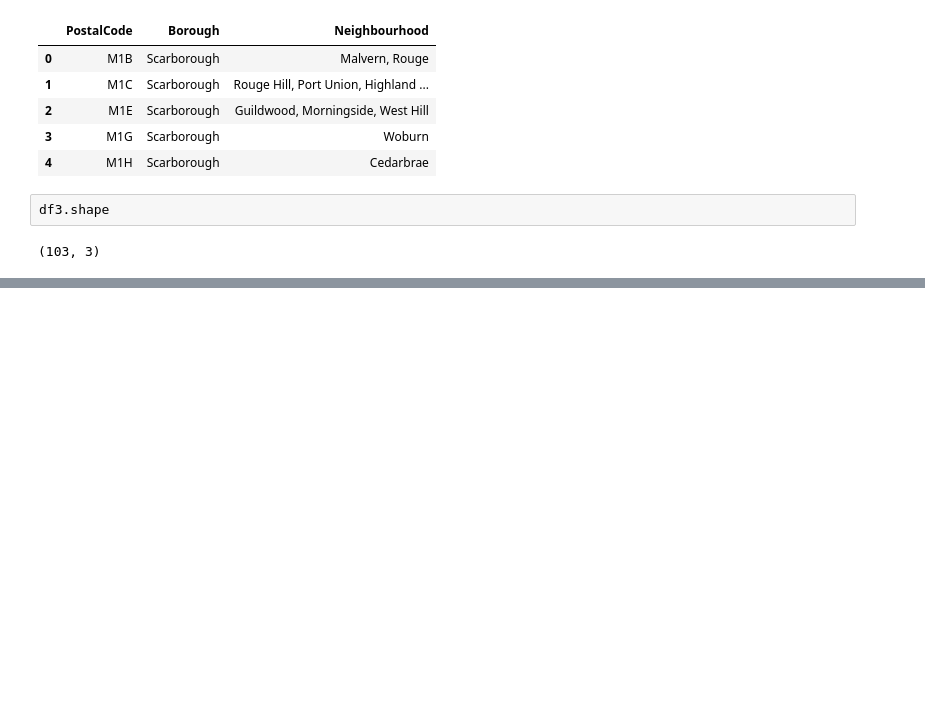
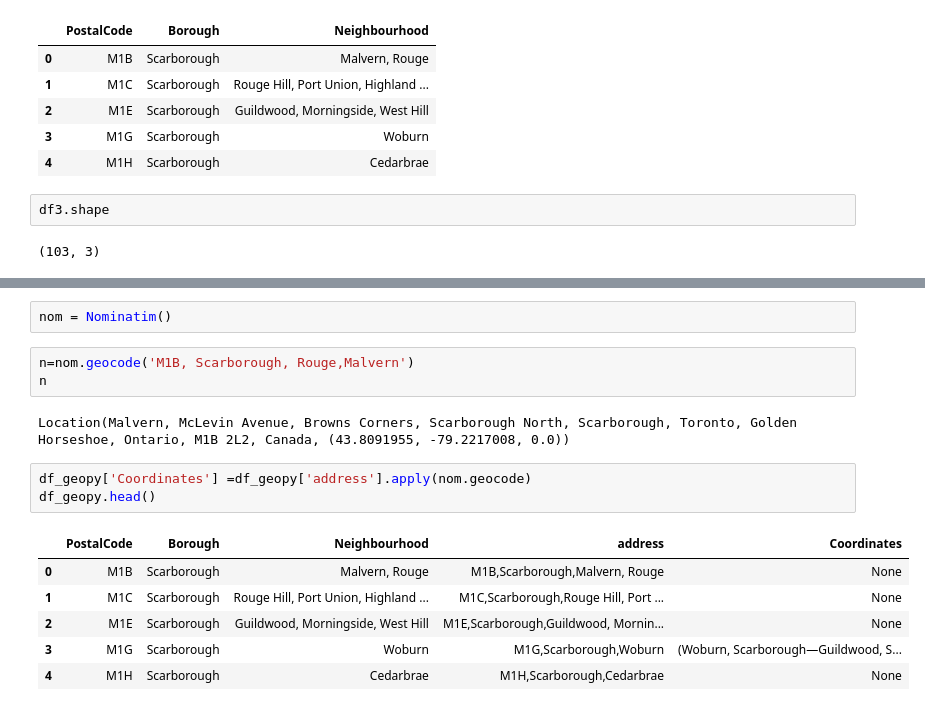
Before and after one commit to JepsonDu/Coursera_Capstone, a Jupyter notebook: Coursera_Capstone.ipynb, the cells around one changed output, grey strips where cells are left out. Drawn from its saved outputs; the diff is of its cells as text; blank space fills up the shorter version.

```diff
--- a/Coursera_Capstone.ipynb
+++ b/Coursera_Capstone.ipynb
@@ -113,0 +223,17 @@ df3.shape
+# %%
+nom = Nominatim()
+# %%
+n=nom.geocode('M1B, Scarborough, Rouge,Malvern')
+n
+# %% [output]
+Location(Malvern, McLevin Avenue, Browns Corners, Scarborough North, Scarborough, Toronto, Golden Horseshoe, Ontario, M1B 2L2, Canada, (43.8091955, -79.2217008, 0.0))
+# %%
+df_geopy['Coordinates'] =df_geopy['address'].apply(nom.geocode)
+df_geopy.head()
+# %% [output]
+|  | PostalCode | Borough | Neighbourhood | address | Coordinates |
+| 0 | M1B | Scarborough | Malvern, Rouge | M1B,Scarborough,Malvern, Rouge | None |
+| 1 | M1C | Scarborough | Rouge Hill, Port Union, Highland ... | M1C,Scarborough,Rouge Hill, Port ... | None |
+| 2 | M1E | Scarborough | Guildwood, Morningside, West Hill | M1E,Scarborough,Guildwood, Mornin... | None |
+| 3 | M1G | Scarborough | Woburn | M1G,Scarborough,Woburn | (Woburn, Scarborough—Guildwood, S... |
+| 4 | M1H | Scarborough | Cedarbrae | M1H,Scarborough,Cedarbrae | None |
```
Also changed, not shown: parts of 28 cells of this notebook.
